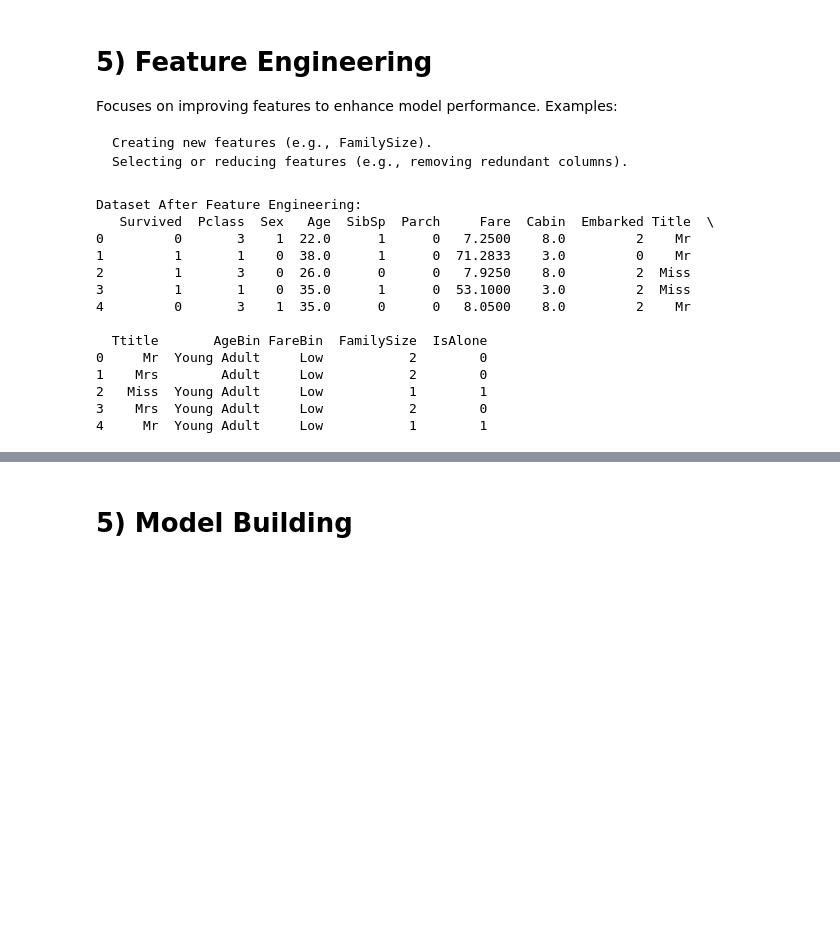
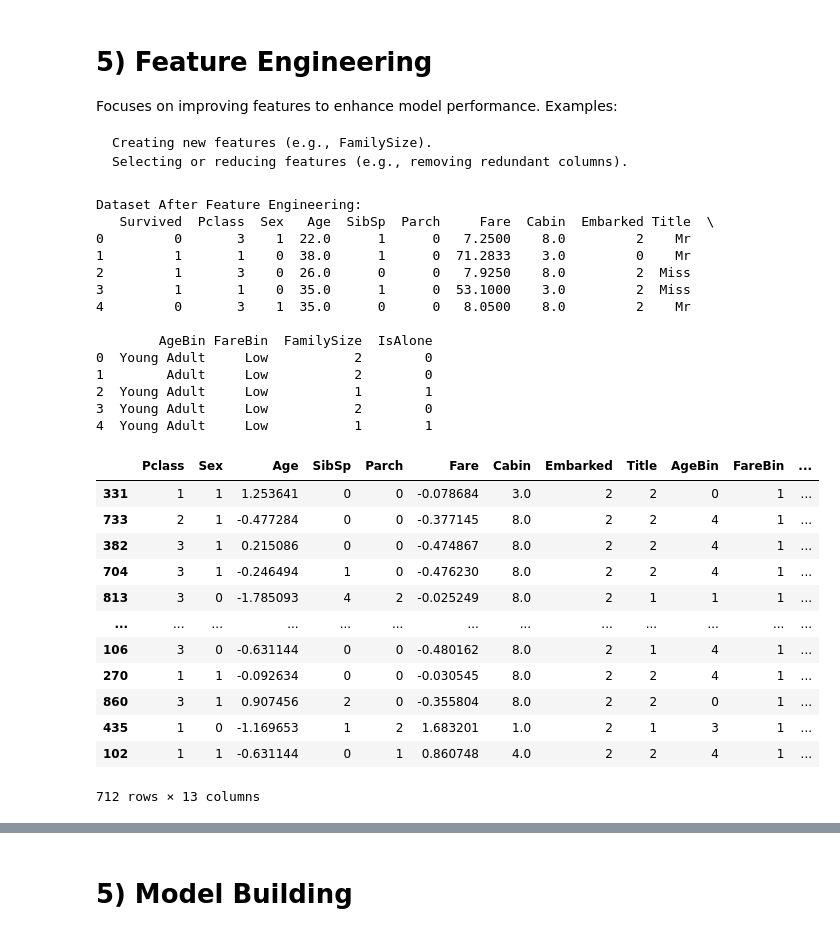
Before and after one commit to Madushani-Weerasekara/ML-Projects-Portfolio, a Jupyter notebook: titanic-survival-prediction-a-step-by-step-ml-gu.ipynb, the cells around one changed output, grey strips where cells are left out. Cells and saved outputs as stored; diff of their text form; code cells hidden in the pictures; blank space fills up the shorter version.

Commit message:
Model training completed

```diff
--- a/titanic-survival-prediction-a-step-by-step-ml-gu.ipynb
+++ b/titanic-survival-prediction-a-step-by-step-ml-gu.ipynb
@@ -243,7 +238,7 @@ train_df['Title'] = train_df['Name'].str.extract('([A-Za-z]+)\.', expand=False)
 
 # Group rare categories into a single category
 rare_titles = ['Lady', 'Countess', 'Capt', 'Col', 'Don', 'Dr', 'Major', 'Rev', 'Sir', 'Jonkheer', 'Dona']
-train_df['Ttitle'] = train_df['Title'].replace(rare_titles, 'Rare')
+train_df['Title'] = train_df['Title'].replace(rare_titles, 'Rare')
 train_df['Title'] = train_df['Title'].replace(['Mlle', 'Ms'], 'Miss')
 train_df['Title'] = train_df['Title'].replace(['Mme', 'Mrs'])
 # %%
@@ -274,9 +269,24 @@ Dataset After Feature Engineering:
 3         1       1    0  35.0      1      0  53.1000    3.0         2  Miss
 4         0       3    1  35.0      0      0   8.0500    8.0         2    Mr
 
-  Ttitle       AgeBin FareBin  FamilySize  IsAlone
-0     Mr  Young Adult     Low           2        0
-1    Mrs        Adult     Low           2        0
-2   Miss  Young Adult     Low           1        1
-3    Mrs  Young Adult     Low           2        0
-4     Mr  Young Adult     Low           1        1
+        AgeBin FareBin  FamilySize  IsAlone
+0  Young Adult     Low           2        0
+1        Adult     Low           2        0
+2  Young Adult     Low           1        1
+3  Young Adult     Low           2        0
+4  Young Adult     Low           1        1
+# %%
+# Encode categorical features
+label_encoders = {}
+
+# Encode Title column
+label_encoders['Title'] = LabelEncoder()
+train_df['Title'] = label_encoders['Title'].fit_transform(train_df['Title'])
+
+# Encode AgeBin column
+label_encoders['AgeBin'] = LabelEncoder()
+train_df['AgeBin'] = label_encoders['AgeBin'].fit_transform(train_df['AgeBin'])
+
+#Encode FareBin column
+label_encoders['FareBin'] = LabelEncoder()
+train_df['FareBin'] = label_encoders['FareBin'].fit_transform(train_df['FareBin'])
@@ -282,0 +299,16 @@ Dataset After Feature Engineering:
+# %%
+x_train
+# %% [output]
+|  | Pclass | Sex | Age | SibSp | Parch | Fare | Cabin | Embarked | Title | AgeBin | FareBin | ... |
+| 331 | 1 | 1 | 1.253641 | 0 | 0 | -0.078684 | 3.0 | 2 | 2 | 0 | 1 | ... |
+| 733 | 2 | 1 | -0.477284 | 0 | 0 | -0.377145 | 8.0 | 2 | 2 | 4 | 1 | ... |
+| 382 | 3 | 1 | 0.215086 | 0 | 0 | -0.474867 | 8.0 | 2 | 2 | 4 | 1 | ... |
+| 704 | 3 | 1 | -0.246494 | 1 | 0 | -0.476230 | 8.0 | 2 | 2 | 4 | 1 | ... |
+| 813 | 3 | 0 | -1.785093 | 4 | 2 | -0.025249 | 8.0 | 2 | 1 | 1 | 1 | ... |
+| ... | ... | ... | ... | ... | ... | ... | ... | ... | ... | ... | ... | ... |
+| 106 | 3 | 0 | -0.631144 | 0 | 0 | -0.480162 | 8.0 | 2 | 1 | 4 | 1 | ... |
+| 270 | 1 | 1 | -0.092634 | 0 | 0 | -0.030545 | 8.0 | 2 | 2 | 4 | 1 | ... |
+| 860 | 3 | 1 | 0.907456 | 2 | 0 | -0.355804 | 8.0 | 2 | 2 | 0 | 1 | ... |
+| 435 | 1 | 0 | -1.169653 | 1 | 2 | 1.683201 | 1.0 | 2 | 1 | 3 | 1 | ... |
+| 102 | 1 | 1 | -0.631144 | 0 | 1 | 0.860748 | 4.0 | 2 | 2 | 4 | 1 | ... |
+712 rows × 13 columns
```
Also changed, not shown: parts of 6 cells of this notebook.
